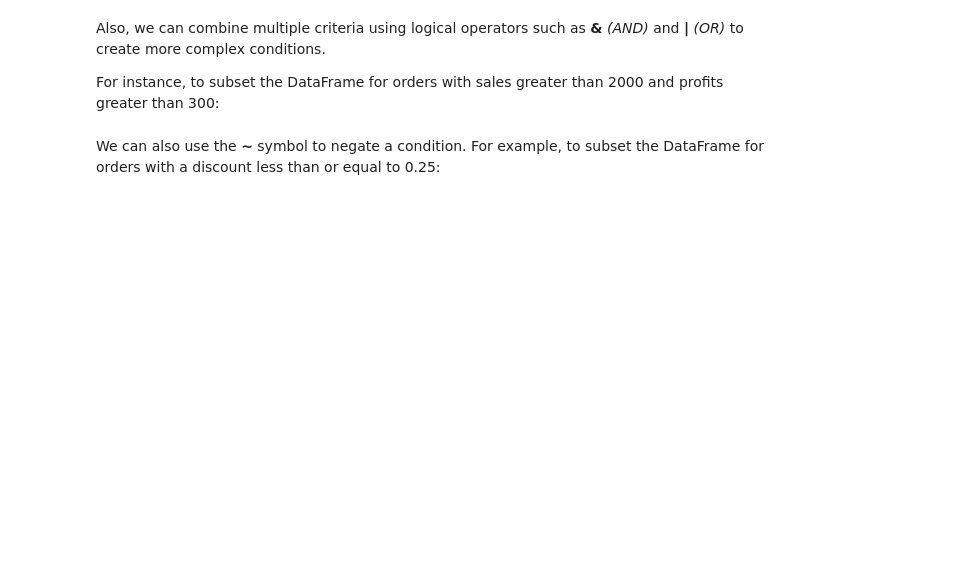
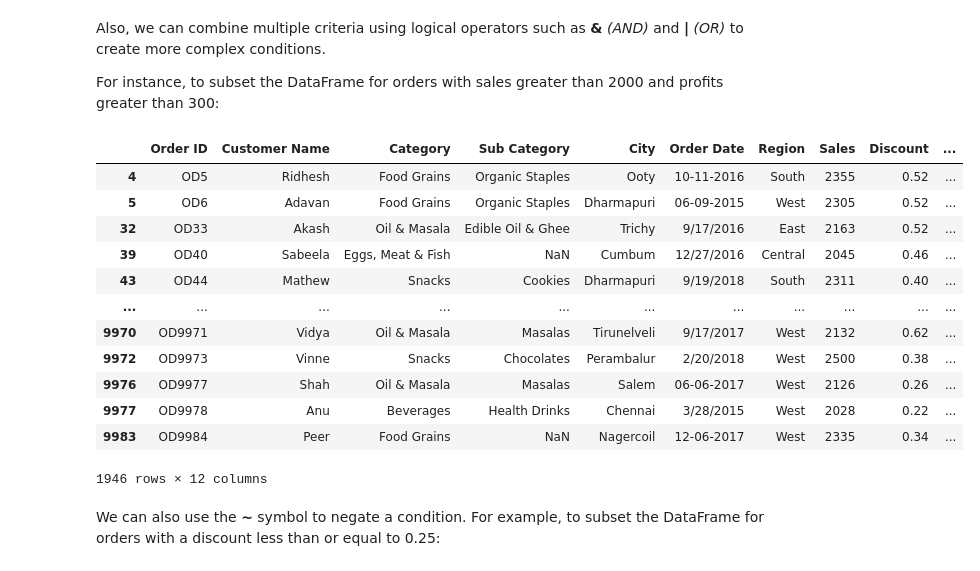
Before and after one commit to justcabyr/analytics-visualization, a Jupyter notebook: DAV_1.ipynb, the cells around one changed output. Cells and saved outputs as stored; diff of their text form; code cells hidden in the pictures; blank space fills up the shorter version.

```diff
--- a/DAV_1.ipynb
+++ b/DAV_1.ipynb
@@ -210,7 +365,21 @@ Also, we can combine multiple criteria using logical operators such as **&** *(A
 For instance, to subset the DataFrame for orders with sales greater than 2000 and profits greater than 300:
 # %%
 # Subset data for orders with sales > 2000 and Profit > 300
-#Your code goes here
+df[(df['Sales'] > 2000) & (df['Profit'] > 300)]
+# %% [output]
+|  | Order ID | Customer Name | Category | Sub Category | City | Order Date | Region | Sales | Discount | ... |
+| 4 | OD5 | Ridhesh | Food Grains | Organic Staples | Ooty | 10-11-2016 | South | 2355 | 0.52 | ... |
+| 5 | OD6 | Adavan | Food Grains | Organic Staples | Dharmapuri | 06-09-2015 | West | 2305 | 0.52 | ... |
+| 32 | OD33 | Akash | Oil & Masala | Edible Oil & Ghee | Trichy | 9/17/2016 | East | 2163 | 0.52 | ... |
+| 39 | OD40 | Sabeela | Eggs, Meat & Fish | NaN | Cumbum | 12/27/2016 | Central | 2045 | 0.46 | ... |
+| 43 | OD44 | Mathew | Snacks | Cookies | Dharmapuri | 9/19/2018 | South | 2311 | 0.40 | ... |
+| ... | ... | ... | ... | ... | ... | ... | ... | ... | ... | ... |
+| 9970 | OD9971 | Vidya | Oil & Masala | Masalas | Tirunelveli | 9/17/2017 | West | 2132 | 0.62 | ... |
+| 9972 | OD9973 | Vinne | Snacks | Chocolates | Perambalur | 2/20/2018 | West | 2500 | 0.38 | ... |
+| 9976 | OD9977 | Shah | Oil & Masala | Masalas | Salem | 06-06-2017 | West | 2126 | 0.26 | ... |
+| 9977 | OD9978 | Anu | Beverages | Health Drinks | Chennai | 3/28/2015 | West | 2028 | 0.22 | ... |
+| 9983 | OD9984 | Peer | Food Grains | NaN | Nagercoil | 12-06-2017 | West | 2335 | 0.34 | ... |
+1946 rows × 12 columns
 # %% [markdown]
 We can also use the **~** symbol to negate a condition. For example, to subset the DataFrame for orders with a discount less than or equal to 0.25:
 # %%
```
Also changed, not shown: parts of 36 cells of this notebook.
